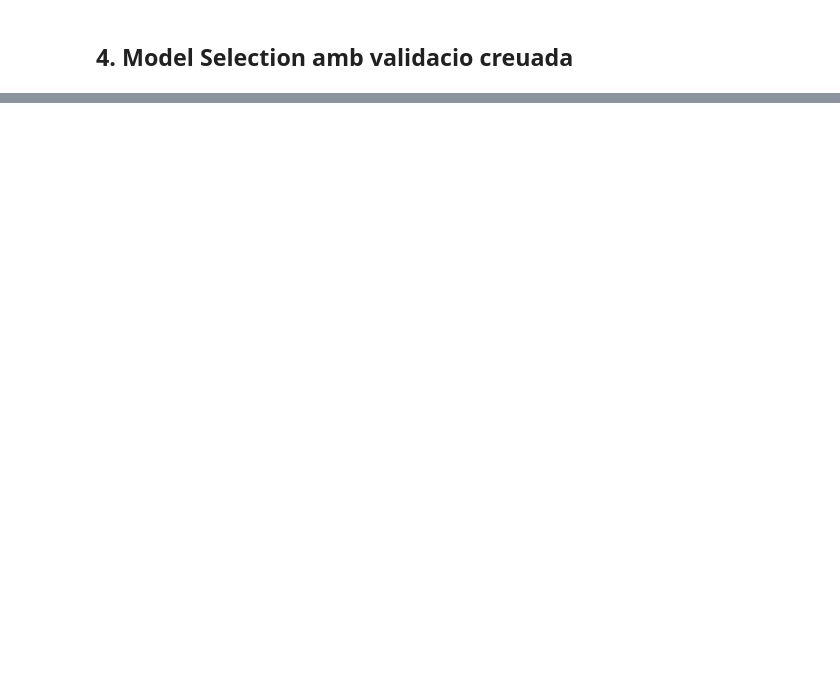
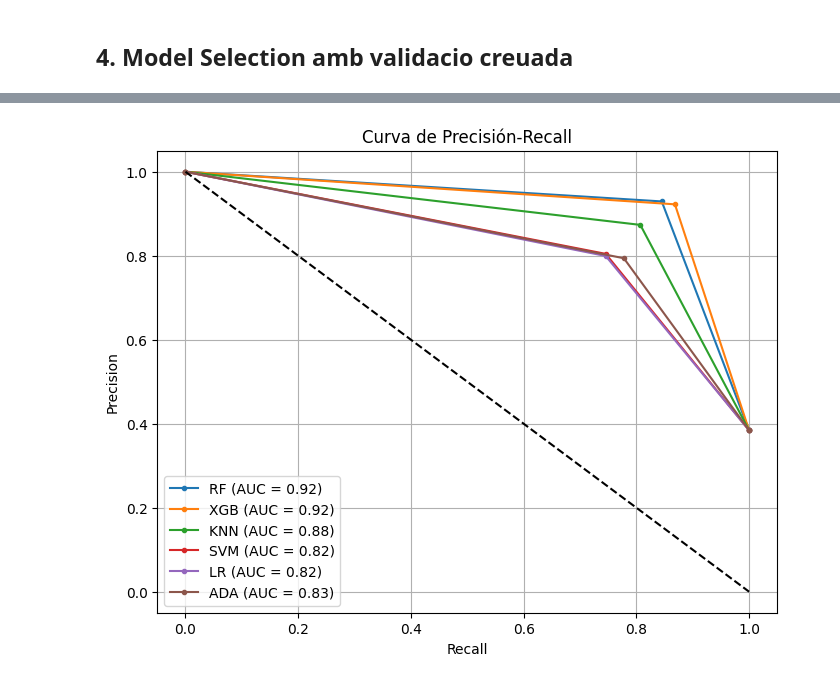
Before and after one commit to Janpb1/APC-TITANIC, a Jupyter notebook: EntregaPractica.ipynb, the cells around one changed output, grey strips where cells are left out. Cells and saved outputs as stored; diff of their text form; code cells hidden in the pictures; blank space fills up the shorter version.

```diff
--- a/EntregaPractica.ipynb
+++ b/EntregaPractica.ipynb
@@ -490,0 +474,18 @@ titanic_data = titanic_data.drop(['Age','SibSp', 'Parch', 'Fare'], axis=1)
+# %%
+columns = ['Age_norm', 'Sibsp_norm', 'Parch_norm', 'Fare_norm']
+titles = ['Age_norm Histogram', 'Sibsp_norm Histogram', 'Parch_norm Histogram', 'Fare_norm Histogram']
+xlabels = ['Age_norm', 'Sibsp_norm', 'Parch_norm', 'Fare_norm']
+
+plt.figure(figsize=(12, 10))
+
+for i, column in enumerate(columns, 1):
+    plt.subplot(2, 2, i)
+    plt.hist(titanic_data[column], bins=20, edgecolor='k')
+    plt.title(titles[i - 1])
+    plt.xlabel(xlabels[i - 1])
+    plt.ylabel('Frequency')
+
+plt.tight_layout()
+plt.show()
+
+titanic_data = titanic_data.drop(['Age','SibSp', 'Parch', 'Fare'], axis=1)
@@ -684,19 +684,24 @@ Entrenament dels models amb cross validation amb els hyperparametres per defecte
 # %%
-f1_scores = {'Sense hyperparametres':{'KNN' : 0, 'SVM' : 0, 'LR' : 0, 'RF' : 0, 'XGB' : 0, 'ADA' : 0}, 'Amb hyperparametres' : {'KNN' : 0, 'SVM' : 0, 'LR' : 0, 'RF' : 0, 'XGB' : 0, 'ADA' : 0}}
+f1_scores = {'Sense hyperparametres': {'SVM': 0, 'LR': 0, 'RF': 0, 'XGB': 0, 'ADA': 0}, 'Amb hyperparametres': {'KNN': 0, 'SVM': 0, 'LR': 0, 'RF': 0, 'XGB': 0, 'ADA': 0}}
 
-def avaluacio_models_k_fold(model, k_fold, f1_scores, nombre):
+classifiers = {'RF': RandomForestClassifier(), 'XGB': XGBClassifier(), 'KNN': KNeighborsClassifier(), 'SVM': SVC(), 'LR': LogisticRegression(), 'ADA': AdaBoostClassifier()}
 
+stratified_kfold = StratifiedKFold(n_splits=10, shuffle=True, random_state=42)
+
+def avaluacio_models_k_fold(model, stratified_kfold, f1_scores, model_name):
     f1_acc = []
-
-    for train_index, test_index in k_fold.split(X, y):
-        X_train, X_test = X.iloc[train_index], X.iloc[test_index]  # Convertir de DataFrame a DataFrame
+    acc_acc = []
+    for i, (train_index, test_index) in enumerate(stratified_kfold.split(X, y)):
+        X_train, X_test = X.iloc[train_index], X.iloc[test_index]
         y_train, y_test = y.iloc[train_index], y.iloc[test_index]
-
-        # Entrenar el modelo SVM
         model.fit(X_train, y_train)
-
-        # Realizar predicciones en el conjunto de prueba y calcular el puntaje F1
         y_pred = model.predict(X_test)
         f1 = f1_score(y_test, y_pred, average='macro')
+        accuracy = accuracy_score(y_test, y_pred)
         f1_acc.append(f1)
-    f1_scores['Sense hyperparametres'][nombre] = (np.array(f1_acc).mean())
+        acc_acc.append(accuracy)
+    scores = {'f1_macro' : np.array(f1_acc).mean(), 'accuracy' : np.array(acc_acc).mean()}
+    f1_scores['Sense hyperparametres'][model_name] = scores
+
+for model_name, model in classifiers.items():
+    avaluacio_models_k_fold(model, stratified_kfold, f1_scores, model_name)
@@ -868,0 +856,4 @@ f1_scores
+# %%
+print_PR_curve(y, y_preds, classifiers)
+# %% [output]
+[figure, added]
```
Also changed, not shown: parts of 74 cells of this notebook.
